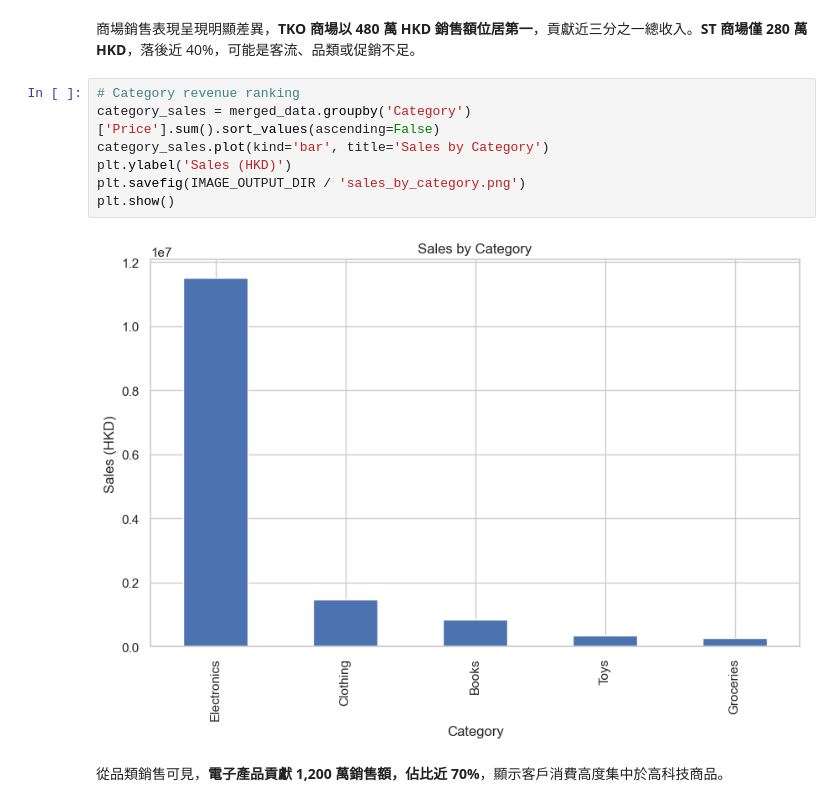
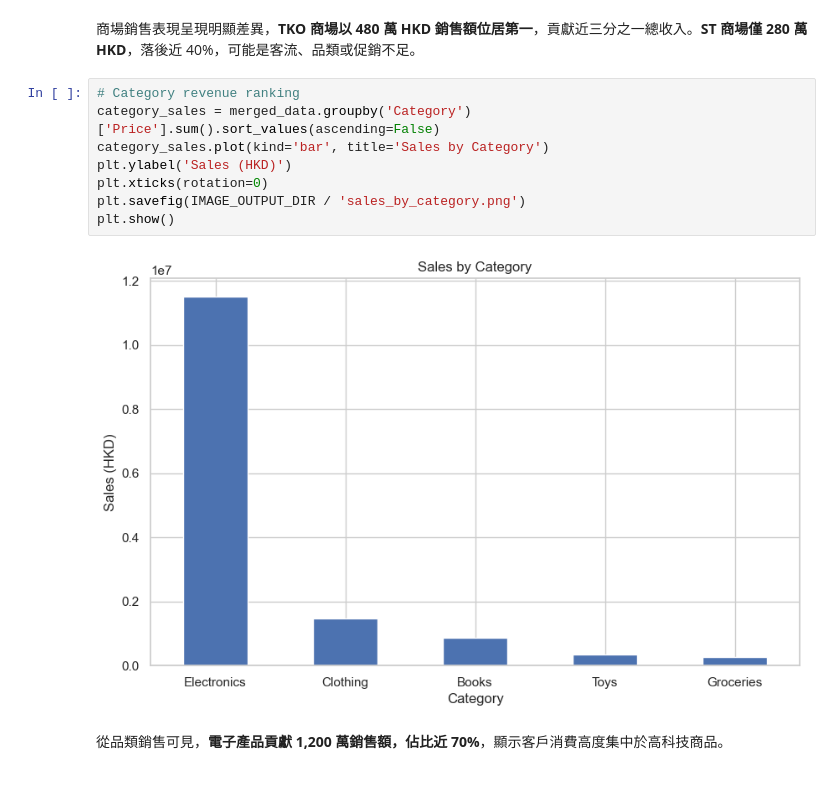
Before and after one commit to PolyU-Computer-Science/Year3-COMP3134-BI-Group-Project, a Jupyter notebook: Group_6.ipynb, the cells around one changed output. Saved outputs shown, nothing was run; the diff lists cells and outputs as text.

```diff
--- a/Group_6.ipynb
+++ b/Group_6.ipynb
@@ -227,12 +228,13 @@ plt.show()
 # %%
 # Category revenue ranking
 category_sales = merged_data.groupby('Category')['Price'].sum().sort_values(ascending=False)
 category_sales.plot(kind='bar', title='Sales by Category')
 plt.ylabel('Sales (HKD)')
+plt.xticks(rotation=0)
 plt.savefig(IMAGE_OUTPUT_DIR / 'sales_by_category.png')
 plt.show()
 # %% [output]
-[figure, old version]
+[figure, new version]
 # %% [markdown]
 從品類銷售可見，**電子產品貢獻 1,200 萬銷售額，佔比近 70%**，顯示客戶消費高度集中於高科技商品。
 # %%
```
Also changed, not shown: parts of 4 cells of this notebook, 3 other files.
